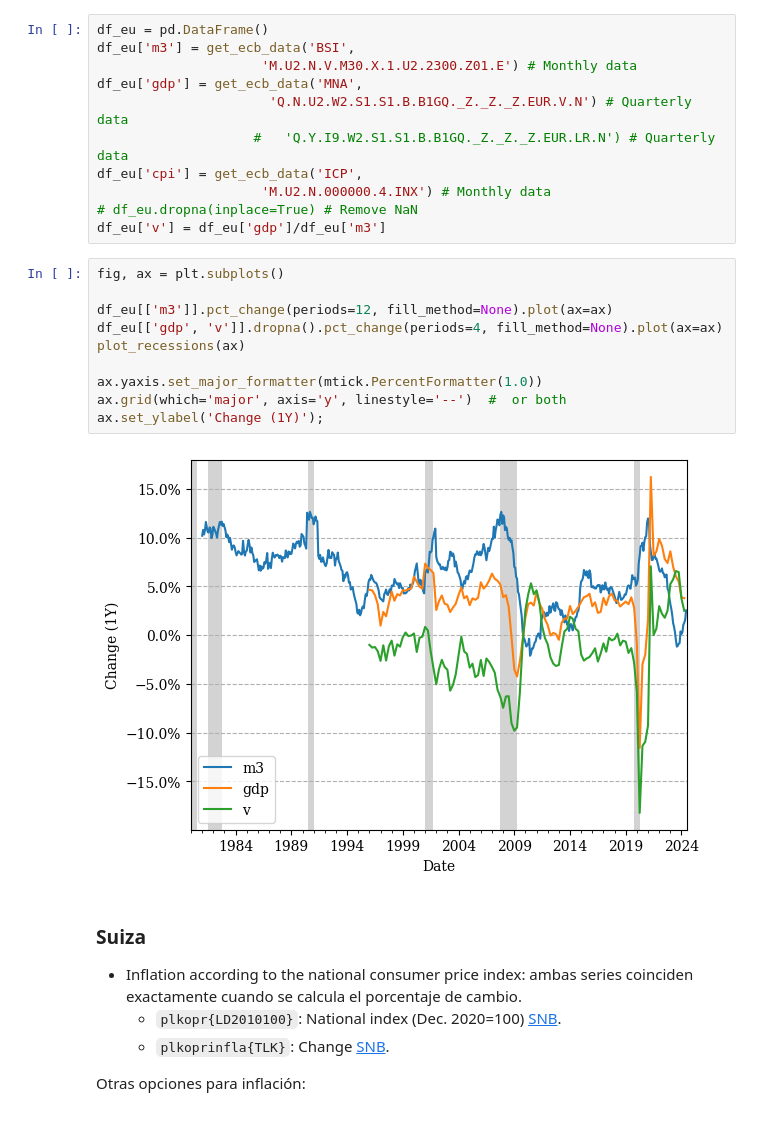
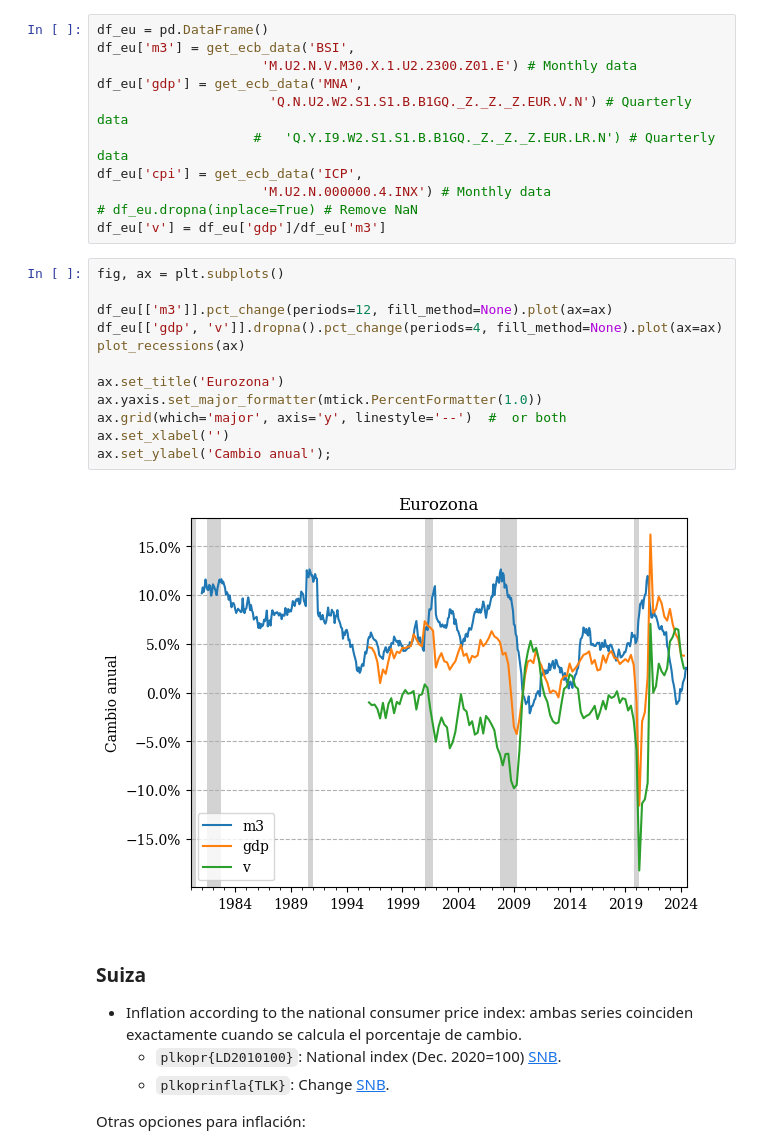
Before and after one commit to MiguelPuntoEs/money-growth, a Jupyter notebook: money-growth.ipynb, the cells around one changed output. Cells and saved outputs as stored; diff of their text form; blank space fills up the shorter version.

```diff
--- a/money-growth.ipynb
+++ b/money-growth.ipynb
@@ -128,15 +132,17 @@ df_eu['v'] = df_eu['gdp']/df_eu['m3']
 # %%
 fig, ax = plt.subplots()
 
 df_eu[['m3']].pct_change(periods=12, fill_method=None).plot(ax=ax)
 df_eu[['gdp', 'v']].dropna().pct_change(periods=4, fill_method=None).plot(ax=ax)
 plot_recessions(ax)
 
+ax.set_title('Eurozona')
 ax.yaxis.set_major_formatter(mtick.PercentFormatter(1.0))
 ax.grid(which='major', axis='y', linestyle='--')  #  or both
-ax.set_ylabel('Change (1Y)');
+ax.set_xlabel('')
+ax.set_ylabel('Cambio anual');
 # %% [output]
-[figure, old version]
+[figure, new version]
 # %% [markdown]
 ### Suiza
 
```
Also changed, not shown: parts of 21 cells of this notebook, 18 other files.
